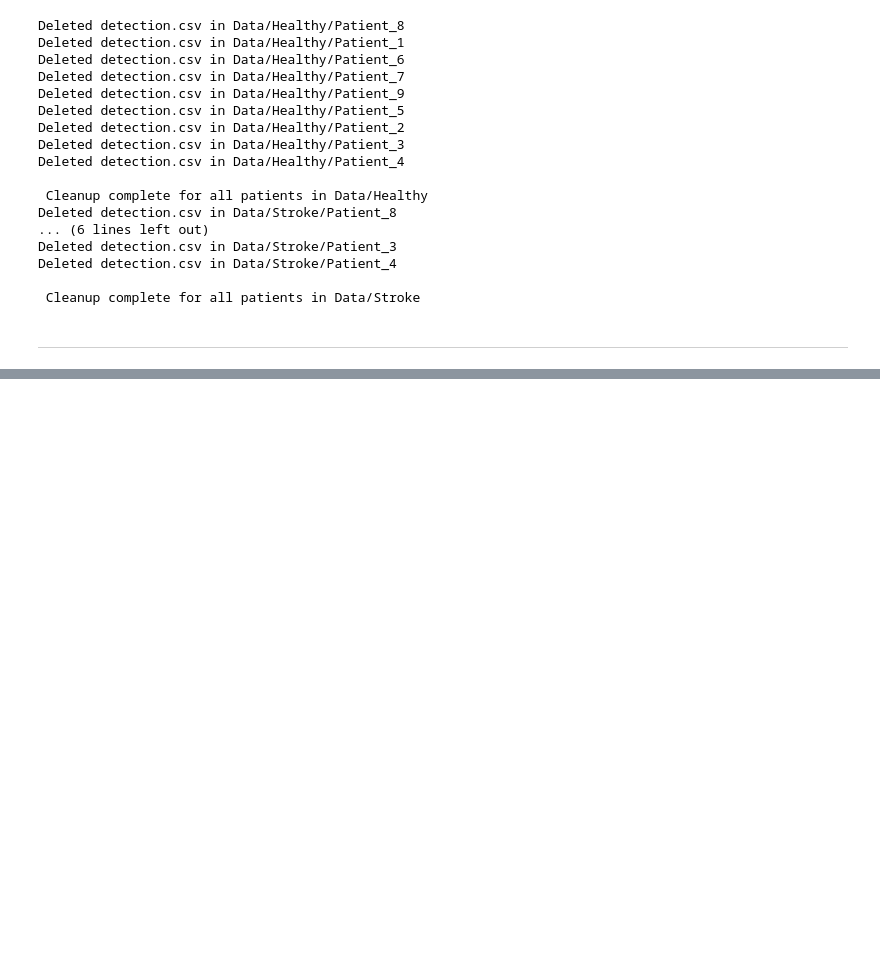
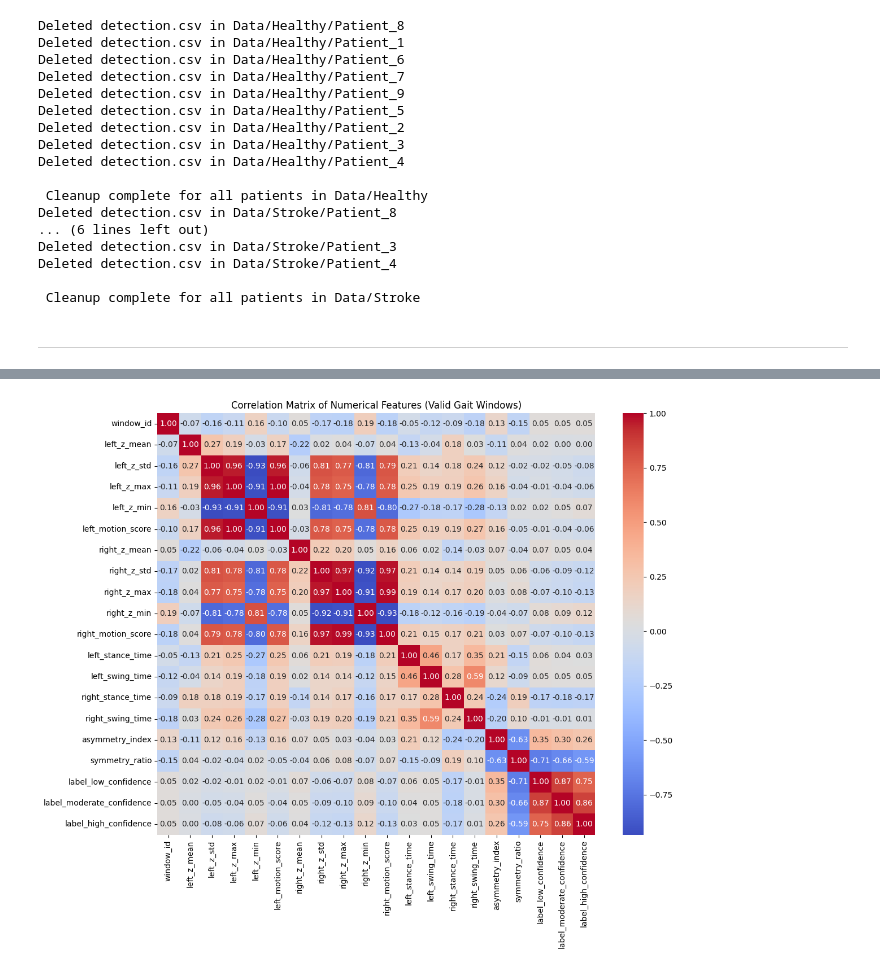
Before and after one commit to StamatisOrfanos/GaitRehab, a Jupyter notebook: gait_detection.ipynb, the cells around one changed output, grey strips where cells are left out. Cells and saved outputs as stored; diff of their text form; code cells hidden in the pictures; blank space fills up the shorter version.

```diff
--- a/gait_detection.ipynb
+++ b/gait_detection.ipynb
@@ -152,0 +203,12 @@ Deleted detection.csv in Data/Stroke/Patient_4
+# %%
+valid_data = data[data['valid_gait_window'] == 1].copy()
+valid_data.drop(columns=['valid_gait_window'], inplace=True)
+
+# Correlation matrix for main features
+plt.figure(figsize=(12, 10))
+sns.heatmap(valid_data.select_dtypes(include='number').corr(), annot=True, fmt='.2f', cmap='coolwarm')
+plt.title('Correlation Matrix of Numerical Features (Valid Gait Windows)')
+plt.tight_layout()
+plt.show()
+# %% [output]
+[figure, added]
```
Also changed, not shown: parts of 5 cells of this notebook.
